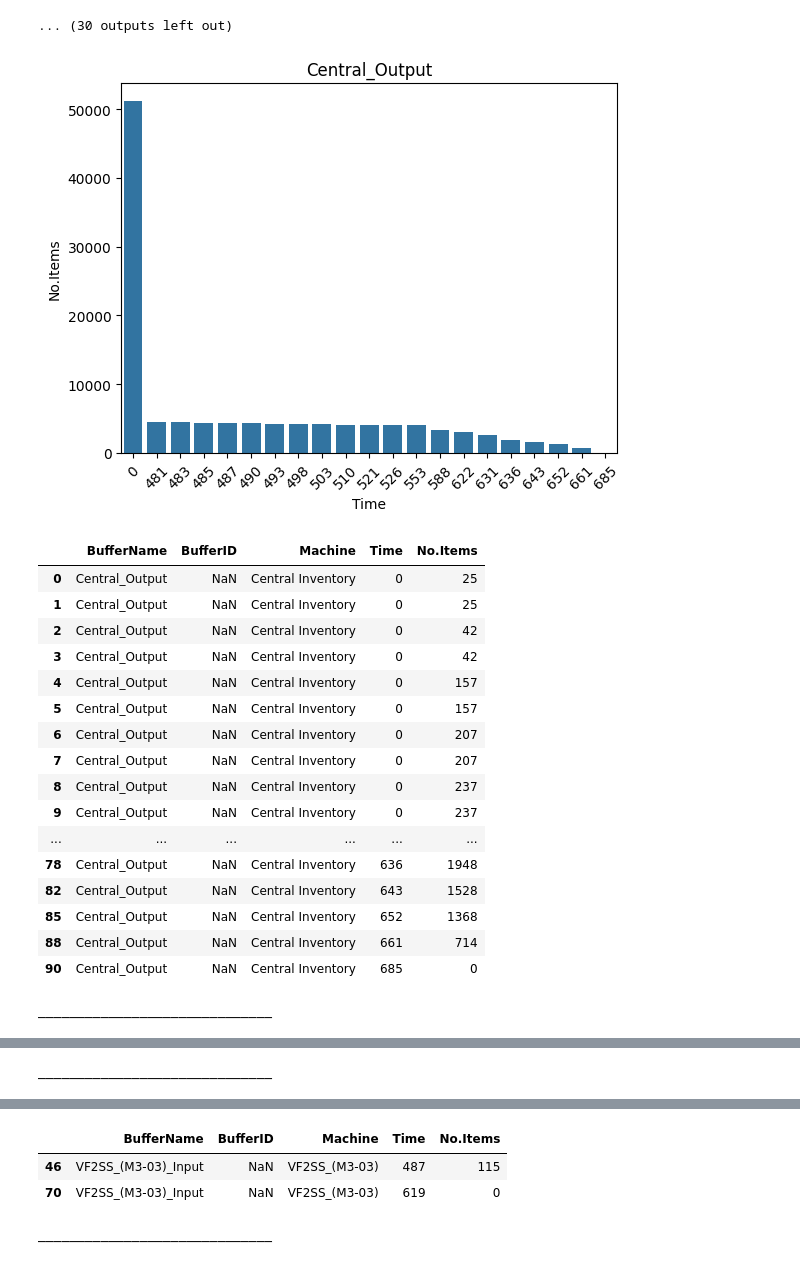
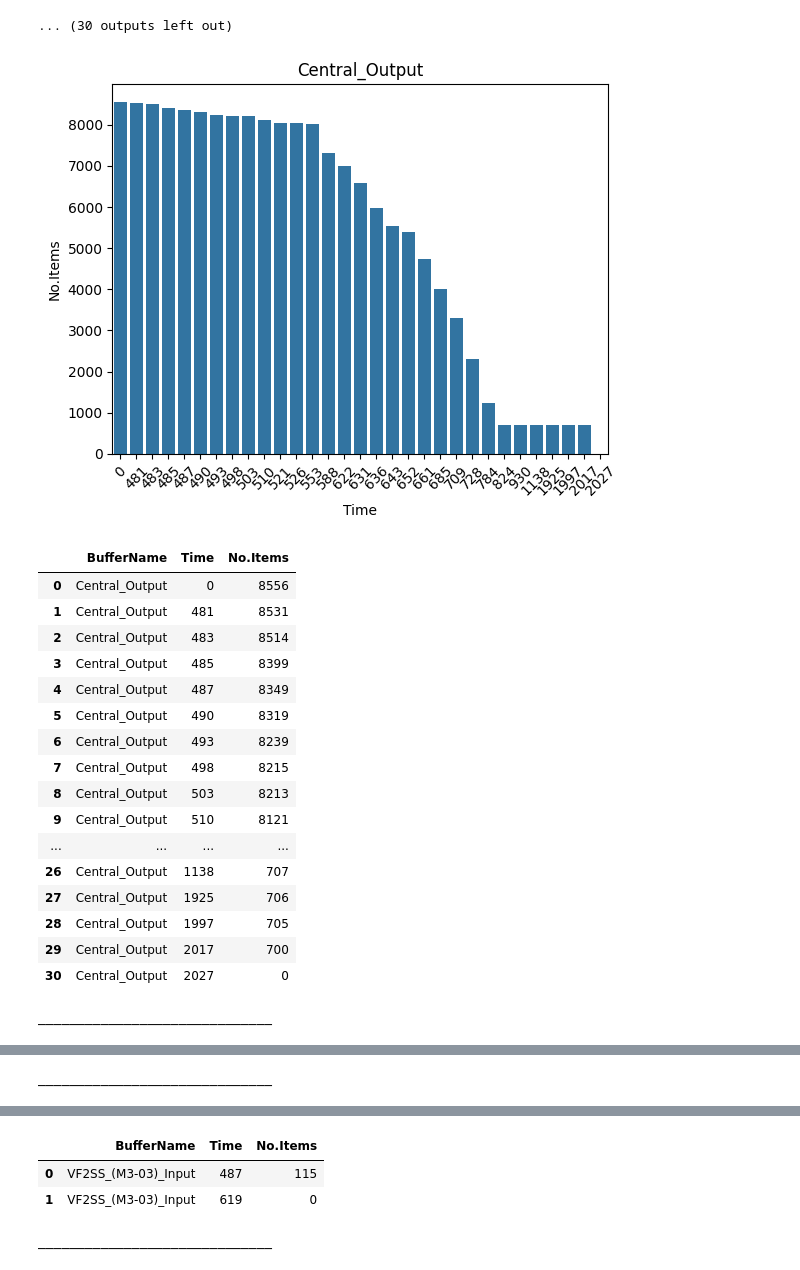
Before and after one commit to muratfirat78/ProductionPlanning, a Jupyter notebook: Simulation.ipynb, the cells around one changed output, grey strips where cells are left out. Cells and saved outputs as stored; diff of their text form; code cells hidden in the pictures.

```diff
--- a/Simulation.ipynb
+++ b/Simulation.ipynb
@@ -220,36 +220,37 @@ ______________________________
 # %%
 import pandas as pd
 import seaborn as sns
 import matplotlib.pyplot as plt
 
 exec_df = pd.read_csv("BufferData.csv")
 
 for buff in exec_df["BufferName"].unique():
     sub_df = exec_df[exec_df["BufferName"] == buff]
-    agg_df = sub_df.groupby(['BufferName','Time'])['No.Items'].sum().reset_index()
+    agg_df = sub_df.groupby(['BufferName','Time'])['No.Items'].max().reset_index()
     agg_df = agg_df.rename(columns={agg_df.columns[-1]: "No.Items"})
     sns.barplot(agg_df, x="Time", y="No.Items", legend=False).set_title(buff)
     plt.xticks(rotation=45)
     plt.show()
-    display(sub_df)
+
+    display(agg_df.head(100))
     print("______________________________")
 # %% [output]
-[figure, old version]
+[figure, new version]
-|  | BufferName | BufferID | Machine | Time | No.Items |
-| 0 | Central_Output | NaN | Central Inventory | 0 | 25 |
-| 1 | Central_Output | NaN | Central Inventory | 0 | 25 |
-| 2 | Central_Output | NaN | Central Inventory | 0 | 42 |
-| 3 | Central_Output | NaN | Central Inventory | 0 | 42 |
-| 4 | Central_Output | NaN | Central Inventory | 0 | 157 |
-| 5 | Central_Output | NaN | Central Inventory | 0 | 157 |
-| 6 | Central_Output | NaN | Central Inventory | 0 | 207 |
-| 7 | Central_Output | NaN | Central Inventory | 0 | 207 |
-| 8 | Central_Output | NaN | Central Inventory | 0 | 237 |
-| 9 | Central_Output | NaN | Central Inventory | 0 | 237 |
-| ... | ... | ... | ... | ... | ... |
-| 78 | Central_Output | NaN | Central Inventory | 636 | 1948 |
-| 82 | Central_Output | NaN | Central Inventory | 643 | 1528 |
-| 85 | Central_Output | NaN | Central Inventory | 652 | 1368 |
-| 88 | Central_Output | NaN | Central Inventory | 661 | 714 |
-| 90 | Central_Output | NaN | Central Inventory | 685 | 0 |
+|  | BufferName | Time | No.Items |
+| 0 | Central_Output | 0 | 8556 |
+| 1 | Central_Output | 481 | 8531 |
+| 2 | Central_Output | 483 | 8514 |
+| 3 | Central_Output | 485 | 8399 |
+| 4 | Central_Output | 487 | 8349 |
+| 5 | Central_Output | 490 | 8319 |
+| 6 | Central_Output | 493 | 8239 |
+| 7 | Central_Output | 498 | 8215 |
+| 8 | Central_Output | 503 | 8213 |
+| 9 | Central_Output | 510 | 8121 |
+| ... | ... | ... | ... |
+| 26 | Central_Output | 1138 | 707 |
+| 27 | Central_Output | 1925 | 706 |
+| 28 | Central_Output | 1997 | 705 |
+| 29 | Central_Output | 2017 | 700 |
+| 30 | Central_Output | 2027 | 0 |
 ______________________________
@@ -274,7 +275,7 @@ ______________________________
 ______________________________
 [figure]
-|  | BufferName | BufferID | Machine | Time | No.Items |
-| 46 | VF2SS_(M3-03)_Input | NaN | VF2SS_(M3-03) | 487 | 115 |
-| 70 | VF2SS_(M3-03)_Input | NaN | VF2SS_(M3-03) | 619 | 0 |
+|  | BufferName | Time | No.Items |
+| 0 | VF2SS_(M3-03)_Input | 487 | 115 |
+| 1 | VF2SS_(M3-03)_Input | 619 | 0 |
 ______________________________
 [figure]
```
Also changed, not shown: parts of 2 cells of this notebook, 7 other files.
